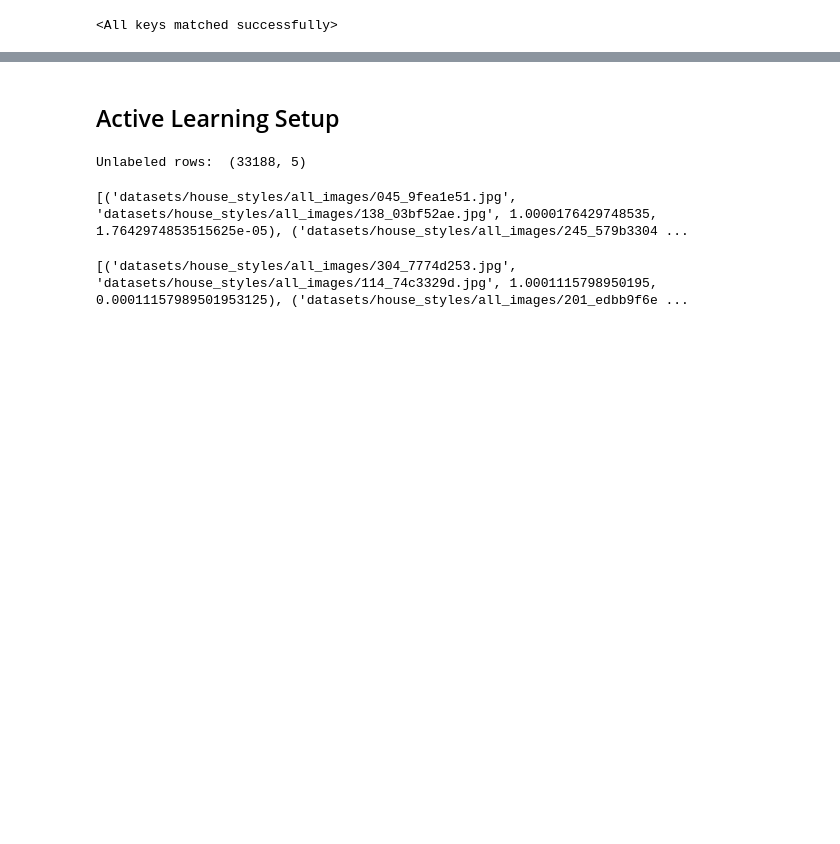
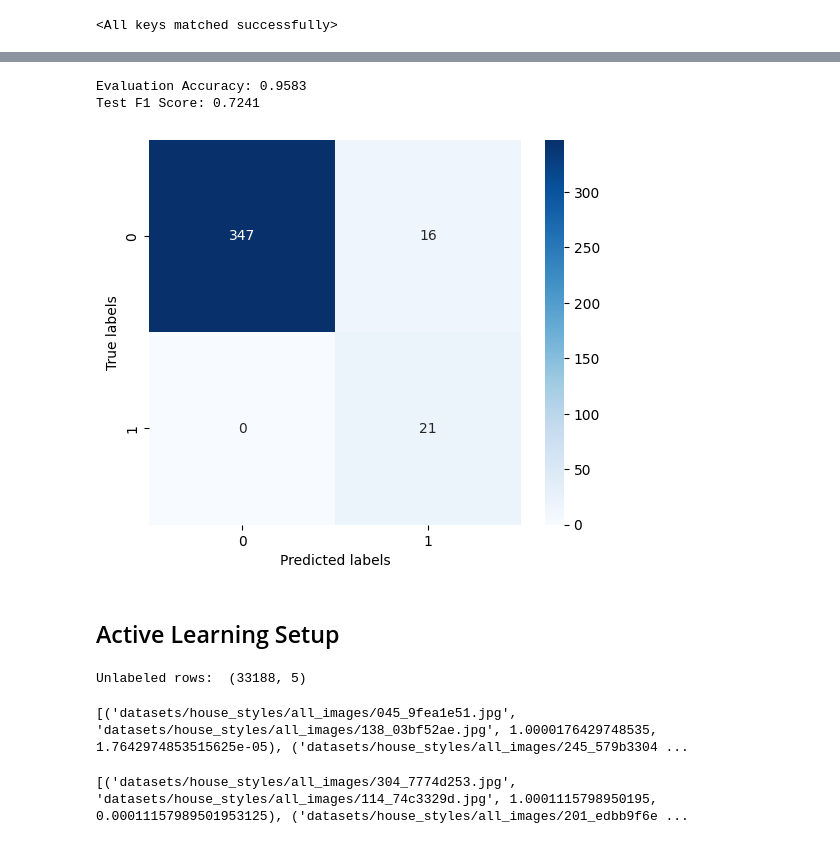
Before and after one commit to NaomiDerel/Image_Search, a Jupyter notebook: siamese_network.ipynb, the cells around one changed output, grey strips where cells are left out. Drawn from its saved outputs; the diff is of its cells as text; code cells hidden in the pictures; blank space fills up the shorter version.

```diff
--- a/siamese_network.ipynb
+++ b/siamese_network.ipynb
@@ -389,3 +416,9 @@ Test F1 Score: 0.5789
+# %%
+test_siamese_network(loaded_model, train_loader)
+# %% [output]
+Evaluation Accuracy: 0.9583
+Test F1 Score: 0.7241
+[figure, added]
 # %%
 # pca of the output:
 from sklearn.decomposition import PCA
```
Also changed, not shown: parts of 9 cells of this notebook, 6 other files.
